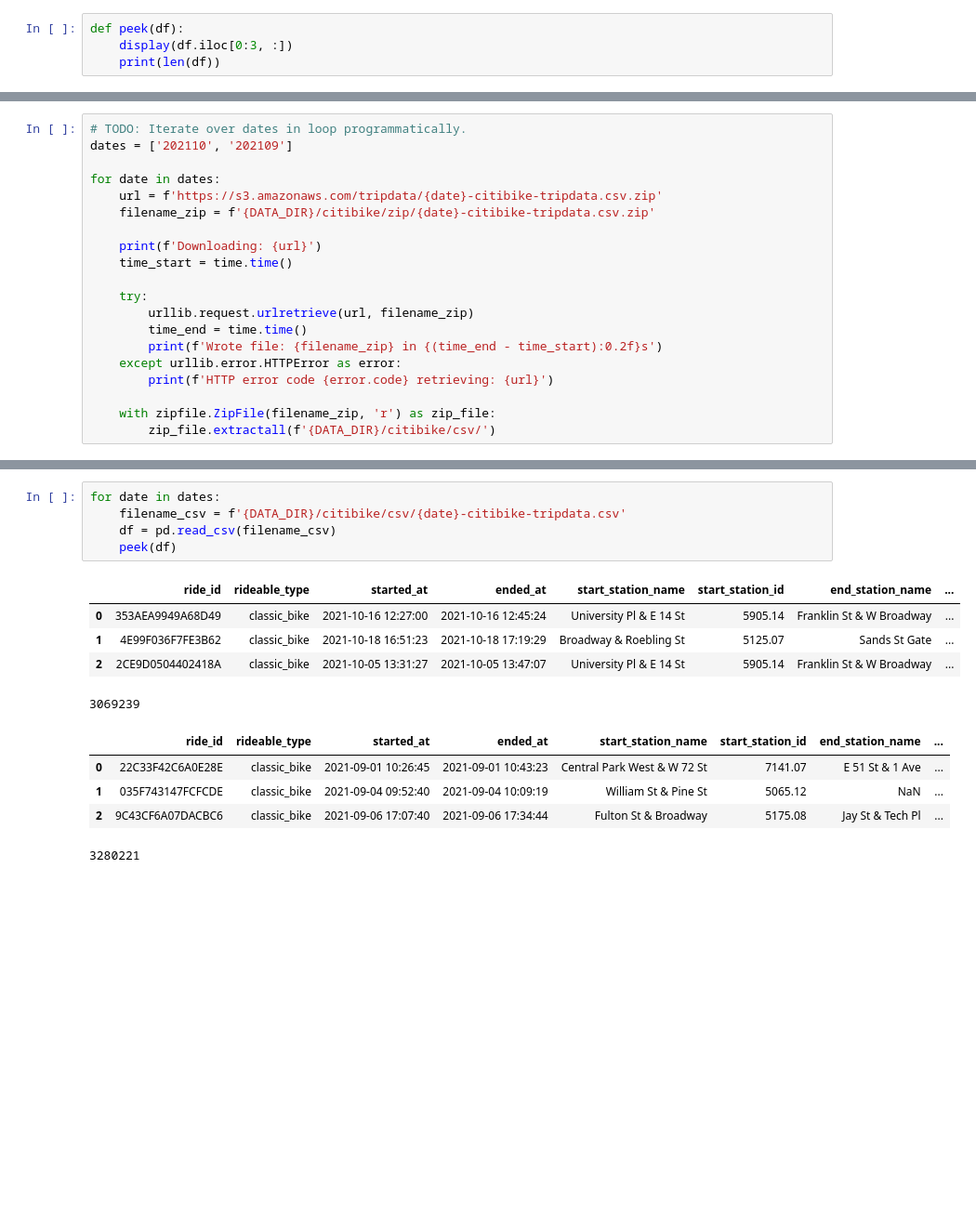
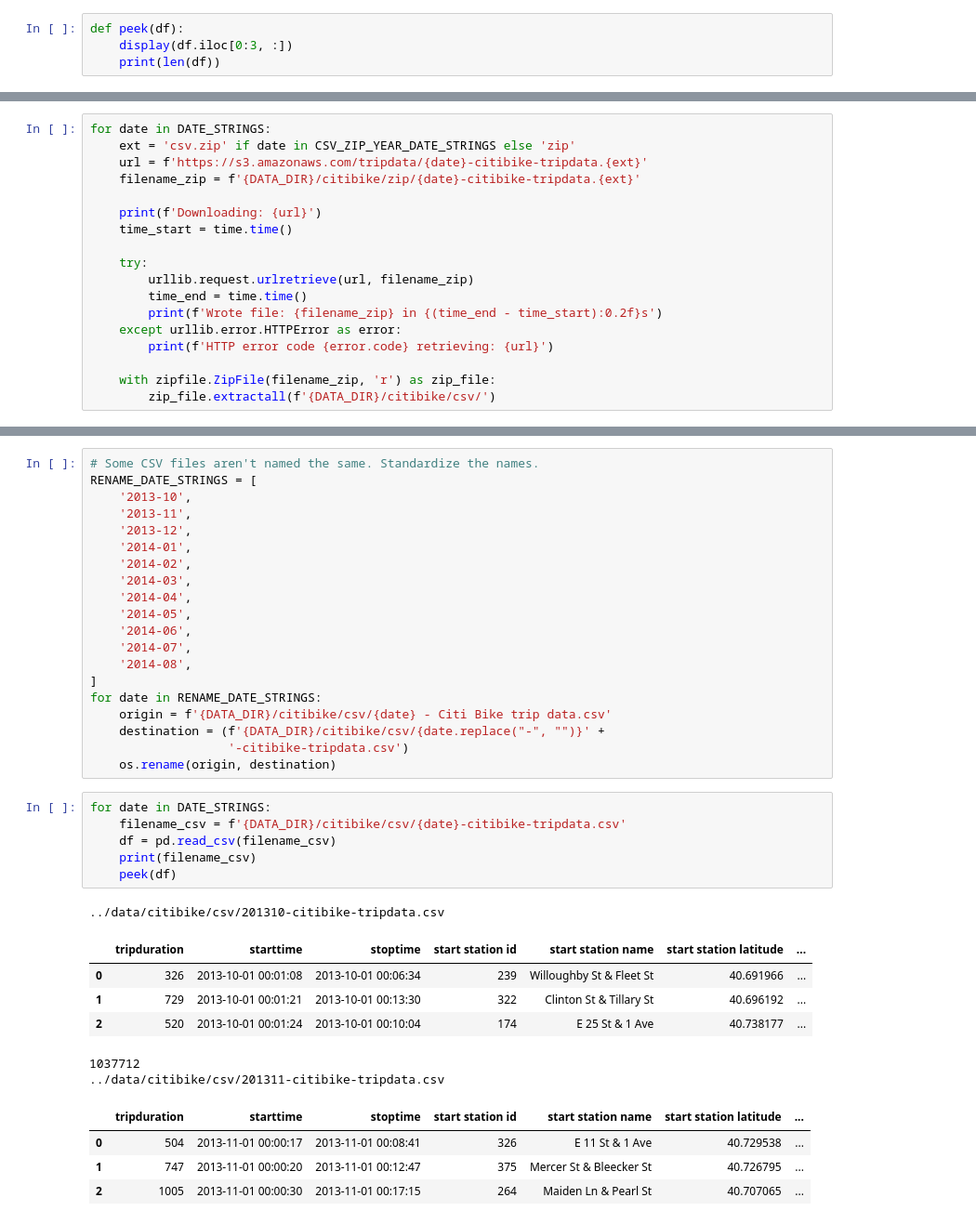
Before and after one commit to cpcarey/nyu-cusp-ads-bike, a Jupyter notebook: notebooks/cc0001_download_citibike_data.ipynb, the cells around one changed output, grey strips where cells are left out. Shown at 93% size. Saved outputs shown, nothing was run; the diff lists cells and outputs as text; blank space fills up the shorter version.

Commit message:
Complete notebook to batch download all Citi Bike data.

```diff
--- a/notebooks/cc0001_download_citibike_data.ipynb
+++ b/notebooks/cc0001_download_citibike_data.ipynb
@@ -16,10 +51,8 @@ def peek(df):
 # %%
-# TODO: Iterate over dates in loop programmatically.
-dates = ['202110', '202109']
-
-for date in dates:
-    url = f'https://s3.amazonaws.com/tripdata/{date}-citibike-tripdata.csv.zip'
-    filename_zip = f'{DATA_DIR}/citibike/zip/{date}-citibike-tripdata.csv.zip'
+for date in DATE_STRINGS:
+    ext = 'csv.zip' if date in CSV_ZIP_YEAR_DATE_STRINGS else 'zip'
+    url = f'https://s3.amazonaws.com/tripdata/{date}-citibike-tripdata.{ext}'
+    filename_zip = f'{DATA_DIR}/citibike/zip/{date}-citibike-tripdata.{ext}'
 
     print(f'Downloading: {url}')
     time_start = time.time()
@@ -41,16 +87,38 @@ Wrote file: ../data/citibike/zip/202109-citibike-tripdata.csv.zip in 2.27s
+# %%
+# Some CSV files aren't named the same. Standardize the names.
+RENAME_DATE_STRINGS = [
+    '2013-10',
+    '2013-11',
+    '2013-12',
+    '2014-01',
+    '2014-02',
+    '2014-03',
+    '2014-04',
+    '2014-05',
+    '2014-06',
+    '2014-07',
+    '2014-08',
+]
+for date in RENAME_DATE_STRINGS:
+    origin = f'{DATA_DIR}/citibike/csv/{date} - Citi Bike trip data.csv'
+    destination = (f'{DATA_DIR}/citibike/csv/{date.replace("-", "")}' +
+                   '-citibike-tripdata.csv')
+    os.rename(origin, destination)
 # %%
-for date in dates:
+for date in DATE_STRINGS:
     filename_csv = f'{DATA_DIR}/citibike/csv/{date}-citibike-tripdata.csv'
     df = pd.read_csv(filename_csv)
+    print(filename_csv)
     peek(df)
 # %% [output]
+../data/citibike/csv/201310-citibike-tripdata.csv
-|  | ride_id | rideable_type | started_at | ended_at | start_station_name | start_station_id | end_station_name | ... |
-| 0 | 353AEA9949A68D49 | classic_bike | 2021-10-16 12:27:00 | 2021-10-16 12:45:24 | University Pl & E 14 St | 5905.14 | Franklin St & W Broadway | ... |
-| 1 | 4E99F036F7FE3B62 | classic_bike | 2021-10-18 16:51:23 | 2021-10-18 17:19:29 | Broadway & Roebling St | 5125.07 | Sands St Gate | ... |
-| 2 | 2CE9D0504402418A | classic_bike | 2021-10-05 13:31:27 | 2021-10-05 13:47:07 | University Pl & E 14 St | 5905.14 | Franklin St & W Broadway | ... |
+|  | tripduration | starttime | stoptime | start station id | start station name | start station latitude | ... |
+| 0 | 326 | 2013-10-01 00:01:08 | 2013-10-01 00:06:34 | 239 | Willoughby St & Fleet St | 40.691966 | ... |
+| 1 | 729 | 2013-10-01 00:01:21 | 2013-10-01 00:13:30 | 322 | Clinton St & Tillary St | 40.696192 | ... |
+| 2 | 520 | 2013-10-01 00:01:24 | 2013-10-01 00:10:04 | 174 | E 25 St & 1 Ave | 40.738177 | ... |
-3069239
+1037712
+../data/citibike/csv/201311-citibike-tripdata.csv
-|  | ride_id | rideable_type | started_at | ended_at | start_station_name | start_station_id | end_station_name | ... |
-| 0 | 22C33F42C6A0E28E | classic_bike | 2021-09-01 10:26:45 | 2021-09-01 10:43:23 | Central Park West & W 72 St | 7141.07 | E 51 St & 1 Ave | ... |
-| 1 | 035F743147FCFCDE | classic_bike | 2021-09-04 09:52:40 | 2021-09-04 10:09:19 | William St & Pine St | 5065.12 | NaN | ... |
-| 2 | 9C43CF6A07DACBC6 | classic_bike | 2021-09-06 17:07:40 | 2021-09-06 17:34:44 | Fulton St & Broadway | 5175.08 | Jay St & Tech Pl | ... |
+|  | tripduration | starttime | stoptime | start station id | start station name | start station latitude | ... |
+| 0 | 504 | 2013-11-01 00:00:17 | 2013-11-01 00:08:41 | 326 | E 11 St & 1 Ave | 40.729538 | ... |
+| 1 | 747 | 2013-11-01 00:00:20 | 2013-11-01 00:12:47 | 375 | Mercer St & Bleecker St | 40.726795 | ... |
+| 2 | 1005 | 2013-11-01 00:00:30 | 2013-11-01 00:17:15 | 264 | Maiden Ln & Pearl St | 40.707065 | ... |
-3280221
```
Also changed, not shown: parts of 4 cells of this notebook.
